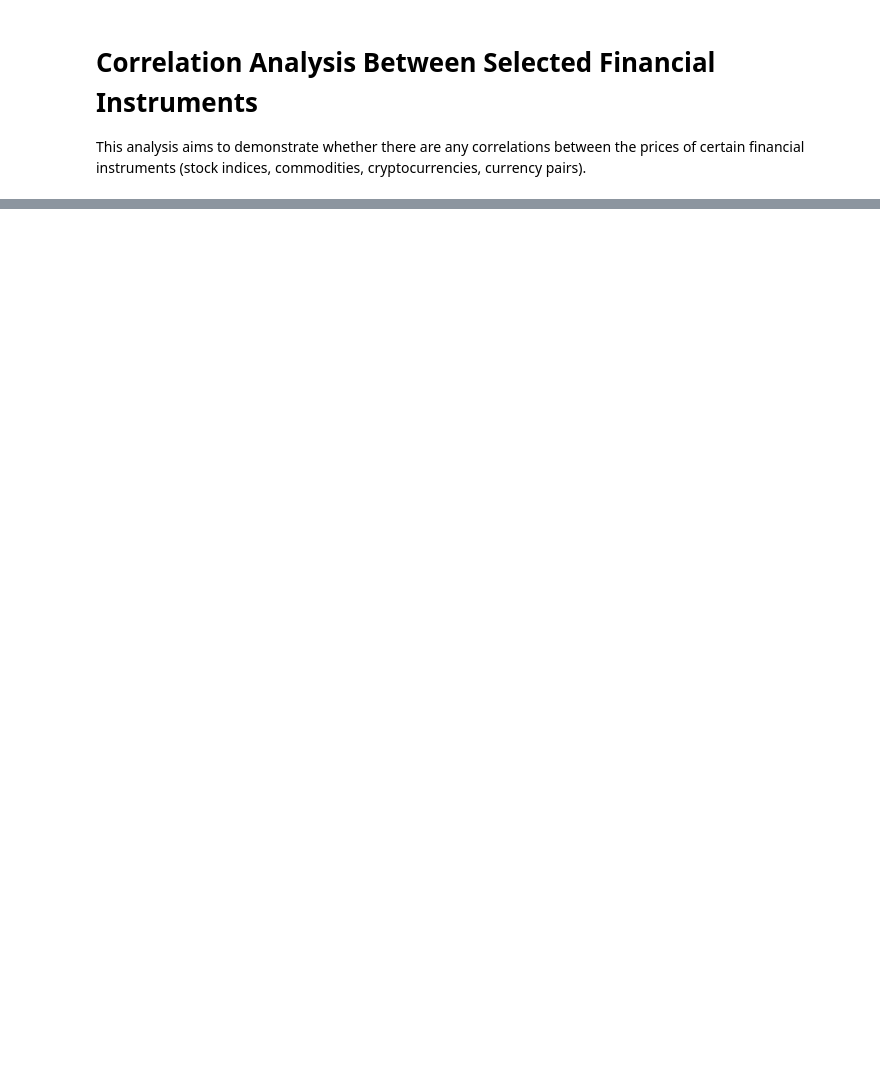
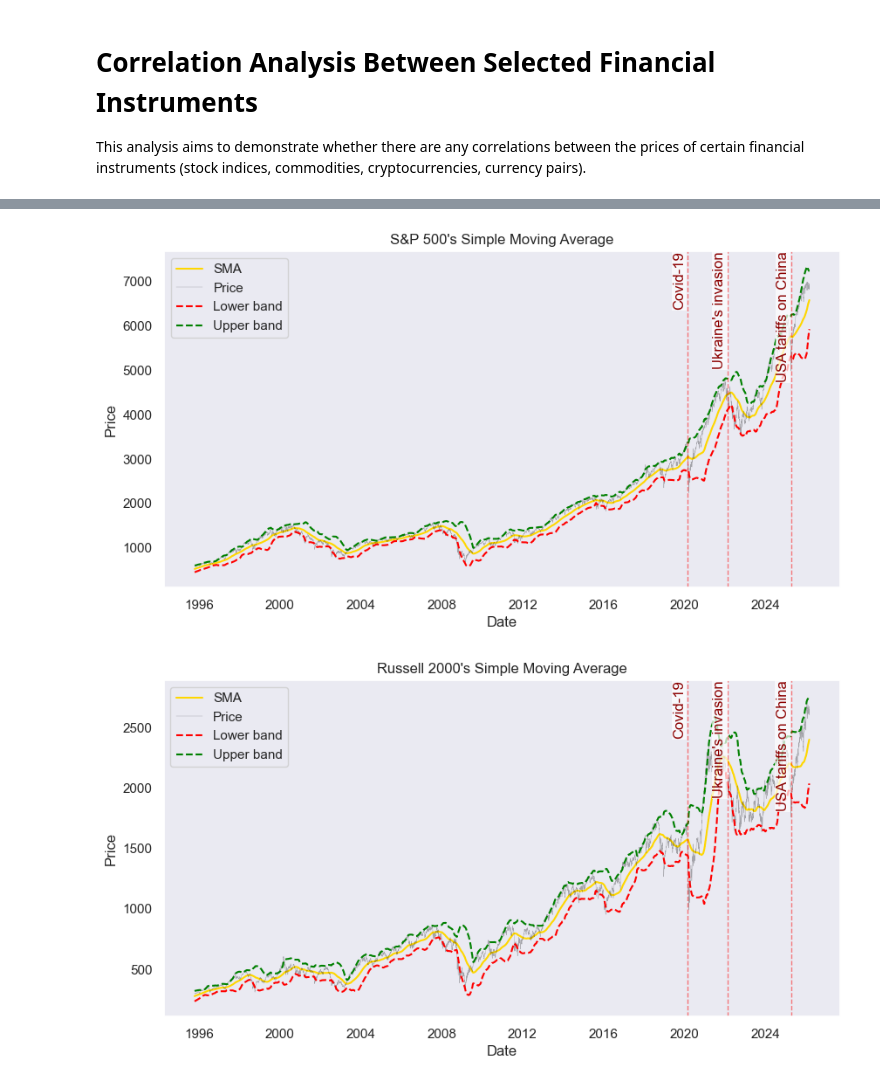
Before and after one commit to pawel-szulik/financial-market-analysis, a Jupyter notebook: notebooks/analysis.ipynb, the cells around one changed output, grey strips where cells are left out. Cells and saved outputs as stored; diff of their text form; code cells hidden in the pictures; blank space fills up the shorter version.

```diff
--- a/notebooks/analysis.ipynb
+++ b/notebooks/analysis.ipynb
@@ -7,0 +25,7 @@ This analysis aims to demonstrate whether there are any correlations between the
+# %%
+symbols_list = ['S&P 500', 'Russell 2000',  'EURUSD',  'Bitcoin', 'Gold']
+
+sma_change_plot(x.close_prices, symbols_list)
+# %% [output]
+[figure, added]
+[figure, added]
```
Also changed, not shown: parts of 3 cells of this notebook, 1 other file.
